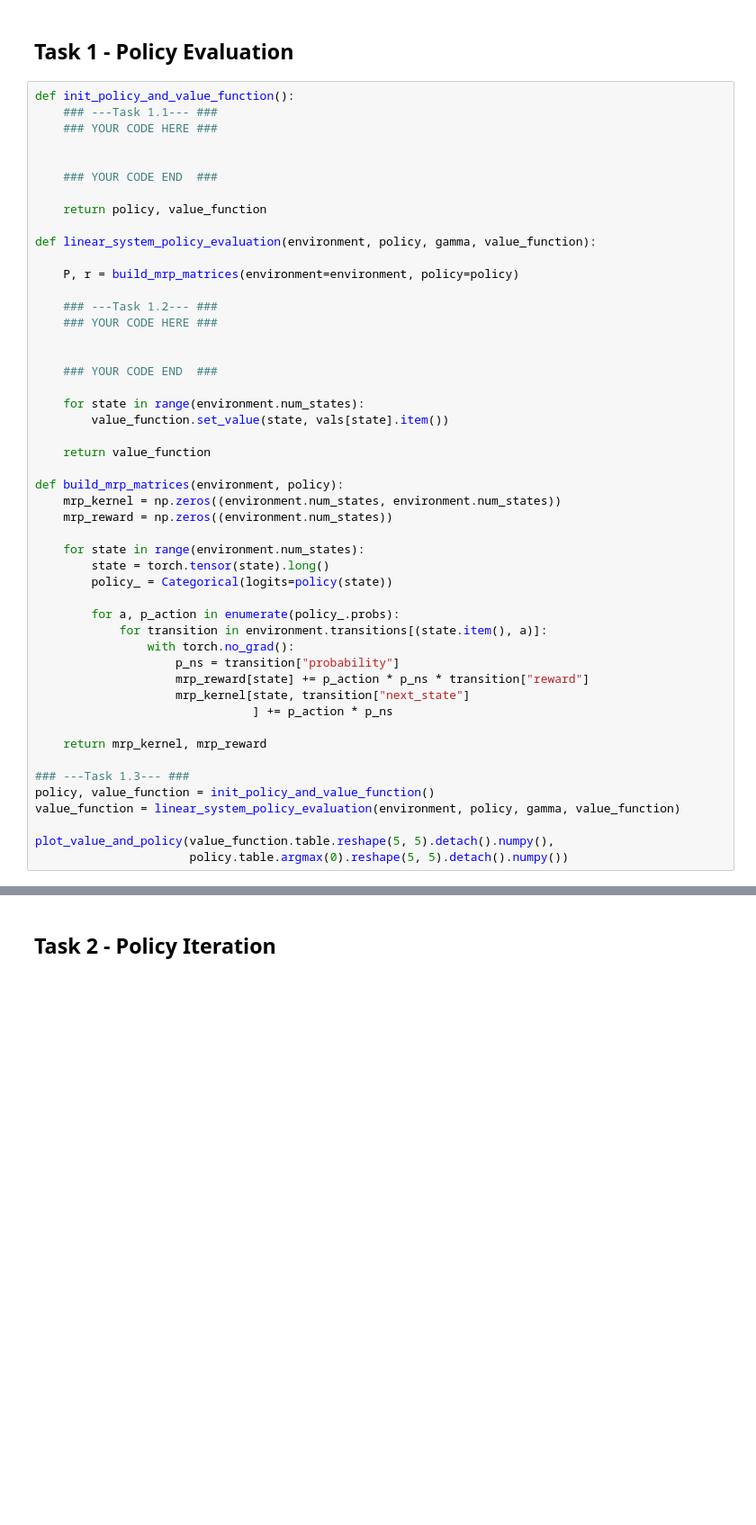
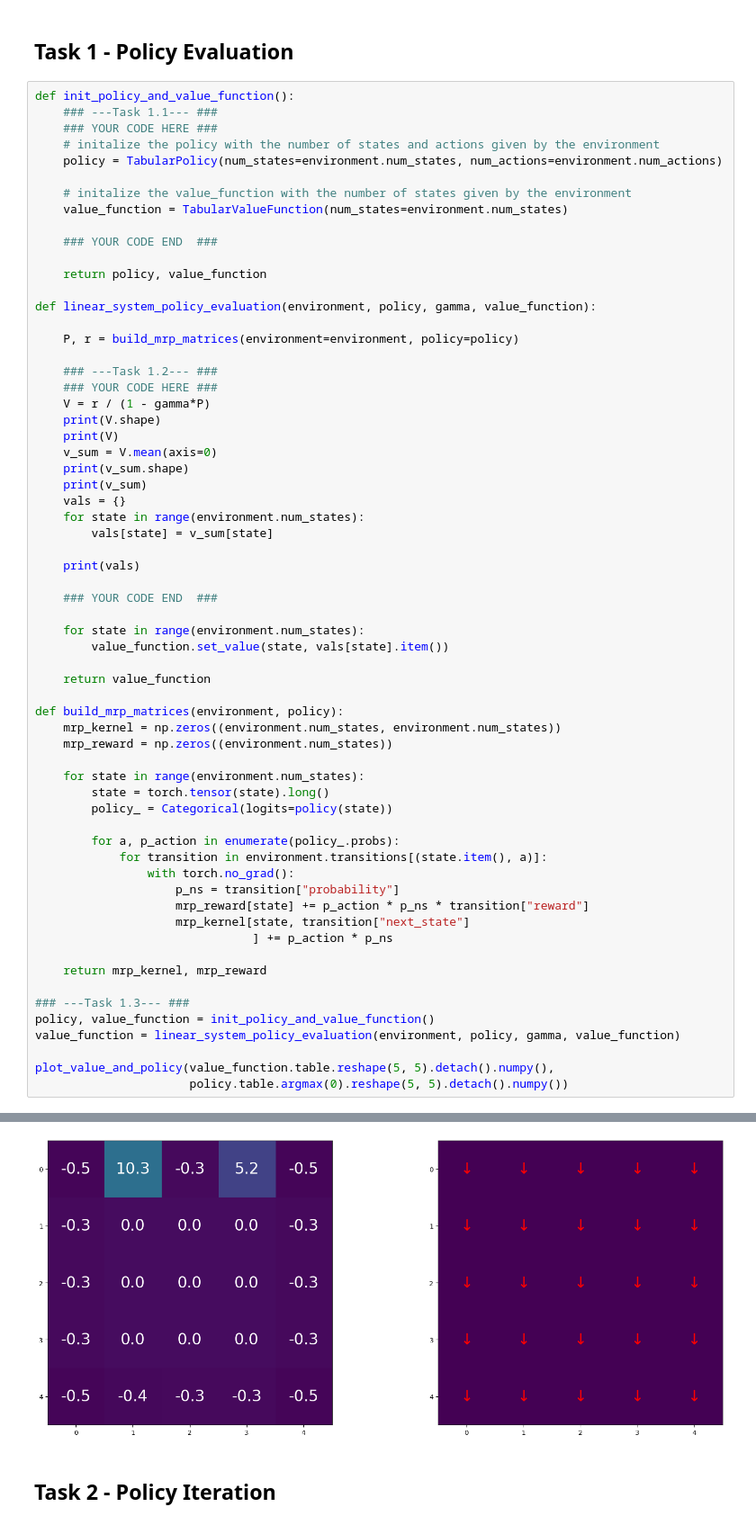
Before and after one commit to danielbarco/advancedML, a Jupyter notebook: Assignment 2/GridWorld.ipynb, the cells around one changed output, grey strips where cells are left out. Shown at 90% size. Drawn from its saved outputs; the diff is of its cells as text; blank space fills up the shorter version.

```diff
--- a/Assignment 2/GridWorld.ipynb
+++ b/Assignment 2/GridWorld.ipynb
@@ -57,7 +57,11 @@ def plot_value_and_policy(value_function, policy):
 def init_policy_and_value_function():
     ### ---Task 1.1--- ###
     ### YOUR CODE HERE ###
+    # initalize the policy with the number of states and actions given by the environment
+    policy = TabularPolicy(num_states=environment.num_states, num_actions=environment.num_actions)
 
+    # initalize the value_function with the number of states given by the environment
+    value_function = TabularValueFunction(num_states=environment.num_states)
 
     ### YOUR CODE END  ###
 
@@ -69,7 +73,17 @@ def linear_system_policy_evaluation(environment, policy, gamma, value_function):
 
     ### ---Task 1.2--- ###
     ### YOUR CODE HERE ###
+    V = r / (1 - gamma*P)
+    print(V.shape)
+    print(V)
+    v_sum = V.mean(axis=0)
+    print(v_sum.shape)
+    print(v_sum)
+    vals = {}
+    for state in range(environment.num_states):
+        vals[state] = v_sum[state]
 
+    print(vals)
 
     ### YOUR CODE END  ###
 
@@ -102,3 +116,4 @@ value_function = linear_system_policy_evaluation(environment, policy, gamma, val
 
 plot_value_and_policy(value_function.table.reshape(5, 5).detach().numpy(),
                       policy.table.argmax(0).reshape(5, 5).detach().numpy())
+# %% [output]
@@ -105,3 +137,4 @@ plot_value_and_policy(value_function.table.reshape(5, 5).detach().numpy(),
+[figure, added]
 # %% [markdown]
 ## Task 2 - Policy Iteration
 # %%
```
Also changed, not shown: parts of 1 cell of this notebook.
